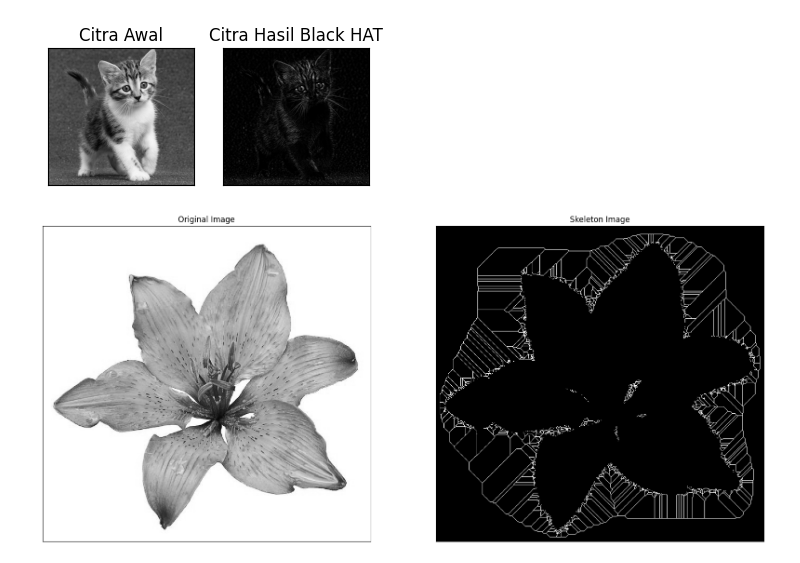
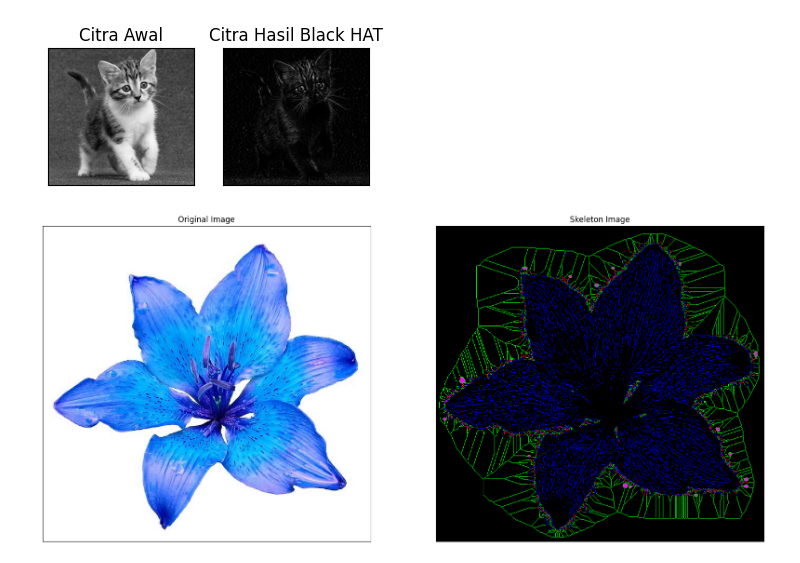
Before and after one commit to Salwalabibah/PCVK_Genap_2023, a Jupyter notebook: week9.ipynb, the cells around one changed output. Cells and saved outputs as stored; diff of their text form; code cells hidden in the pictures.

```diff
--- a/week9.ipynb
+++ b/week9.ipynb
@@ -425,30 +426,29 @@ plt.show()
 # %%
 # Skeleton
 import matplotlib.pyplot as plt  # Import pyplot from matplotlib
 
 from skimage import filters
 from skimage.morphology import skeletonize
 
 img17 = cv.imread('/content/drive/MyDrive/PCVK/img/lily.jpg')
-img17 = cv.cvtColor(img17, cv.COLOR_BGR2GRAY)
 
 binary = img17 > filters.threshold_triangle(img17)
 
 # True False to 1
 binary_cp = binary.copy()
 binary_cp[binary_cp == True] = 1
 binary_cp[binary_cp == False] = 0
 
 # Skeletonize image
 skeleton = skeletonize(binary_cp)
 
 # Print image
 plt.figure(figsize=(20, 20))
 plt.subplot(121), plt.imshow(img17, cmap='gray')
 plt.title('Original Image'), plt.xticks([]), plt.yticks([])
 plt.subplot(122), plt.imshow(skeleton, cmap='gray')
 plt.title('Skeleton Image'), plt.xticks([]), plt.yticks([])
 plt.savefig("binary_and_bin_skeleton.png")
 plt.show()
 # %% [output]
-[figure, old version]
+[figure, new version]
```
Also changed, not shown: parts of 9 cells of this notebook.
